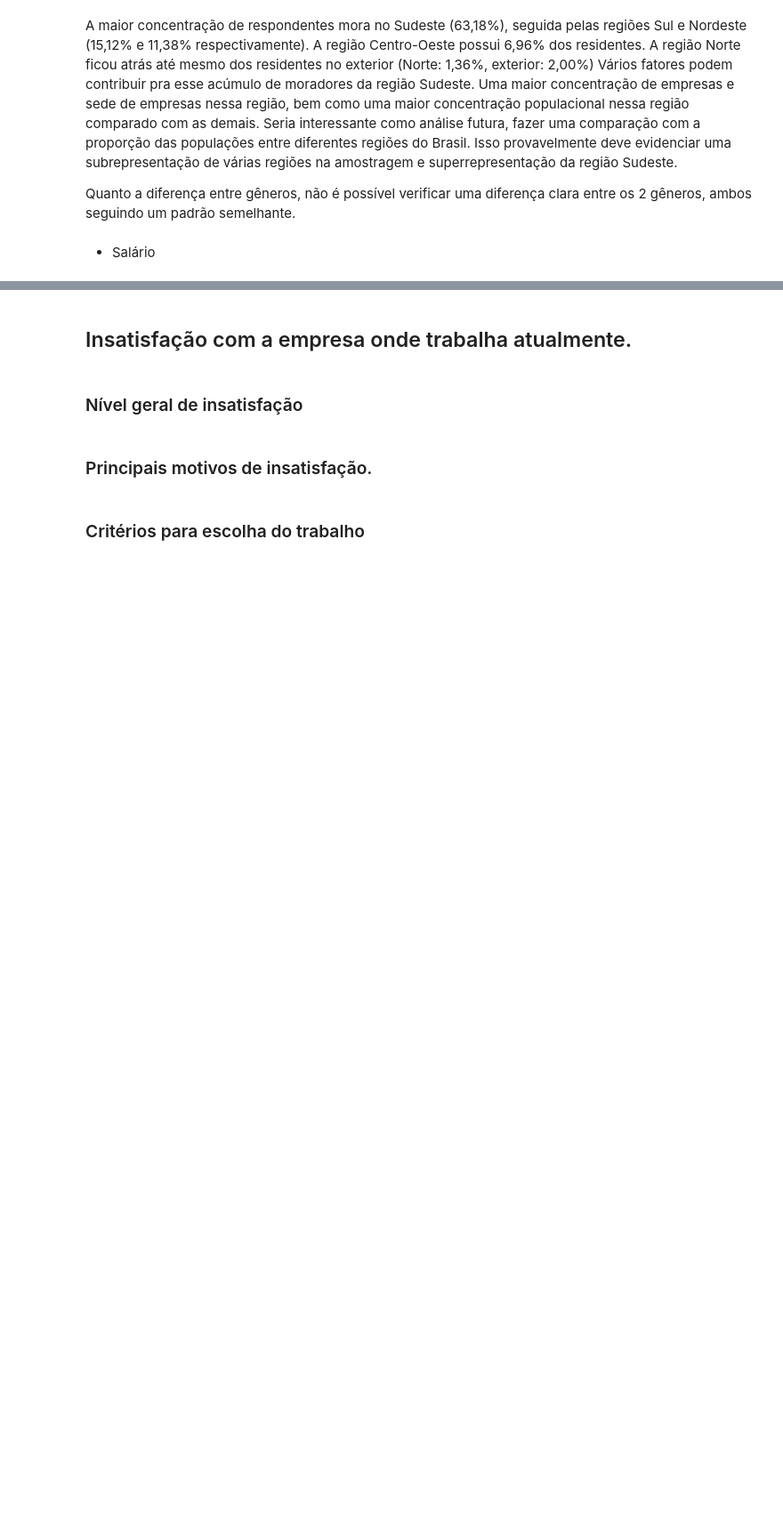
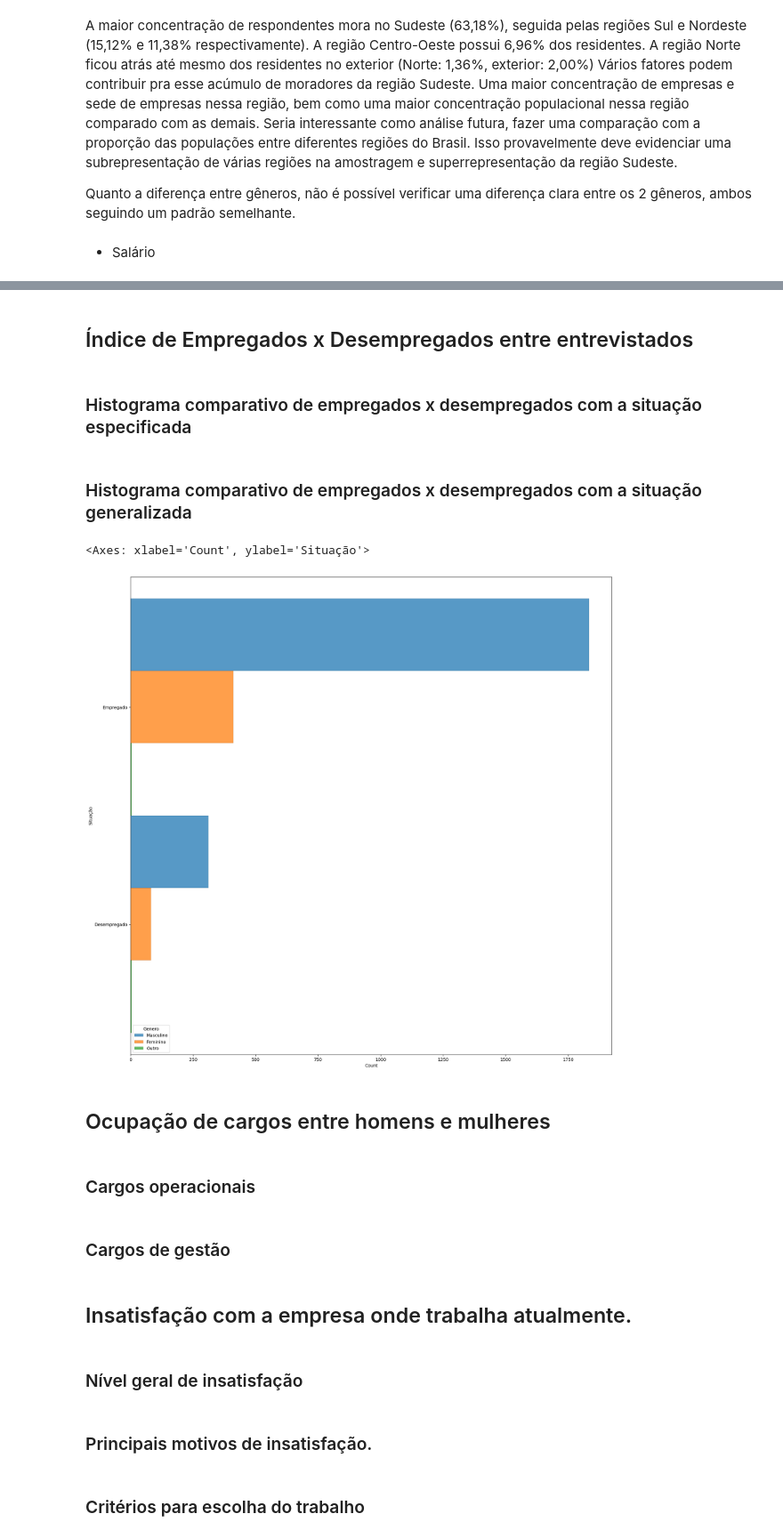
Before and after one commit to MayaraDM/ADA-DS_programming_techiniques_project, a Jupyter notebook: ProjetoV_analise.ipynb, the cells around one changed output, grey strips where cells are left out. Shown at 89% size. Drawn from its saved outputs; the diff is of its cells as text; code cells hidden in the pictures; blank space fills up the shorter version.

Commit message:
adicionando histogramas gerais

```diff
--- a/ProjetoV_analise.ipynb
+++ b/ProjetoV_analise.ipynb
@@ -133,0 +146,4 @@ Quanto a diferença entre gêneros, não é possível verificar uma diferença c
+# %% [markdown]
+## Índice de Empregados x Desempregados entre entrevistados
+# %% [markdown]
+### Histograma comparativo de empregados x desempregados com a situação especificada
@@ -133,0 +157,33 @@ Quanto a diferença entre gêneros, não é possível verificar uma diferença c
+# %% [markdown]
+### Histograma comparativo de empregados x desempregados com a situação generalizada
+# %%
+# Histograma comparativo de empregados x desempregados com funções geral
+
+empregado = ['Empregado (CLT)','Empreendedor ou Empregado (CNPJ)','Servidor Público',
+ 'Vivo no Brasil e trabalho remoto para empresa de fora do Brasil (PJ)',
+ 'Vivo fora do Brasil e trabalho para empresa de fora do Brasil',
+ 'Trabalho na área Acadêmica/Pesquisador']
+
+def verifica_valor(valor):
+    if valor in empregado:
+        return 'Empregado'
+    else:
+        return 'Desempregado'
+
+# Aplicar a função para criar a nova coluna 'Situação'
+
+df['Situação'] = df['Qual sua situação atual de trabalho?'].apply(verifica_valor)
+
+# Histograma EmpregadosxDesempregados geral
+f, ax = plt.subplots(figsize=(20, 20))
+sns.histplot(df,
+             y="Situação", hue="Genero",
+             multiple="dodge",
+             linewidth = 0.1)
+# %% [output]
+<Axes: xlabel='Count', ylabel='Situação'>
+[figure, added]
+# %% [markdown]
+## Ocupação de cargos entre homens e mulheres
+# %% [markdown]
+### Cargos operacionais
@@ -133,0 +197,2 @@ Quanto a diferença entre gêneros, não é possível verificar uma diferença c
+# %% [markdown]
+### Cargos de gestão
```
Also changed, not shown: parts of 6 cells of this notebook.
